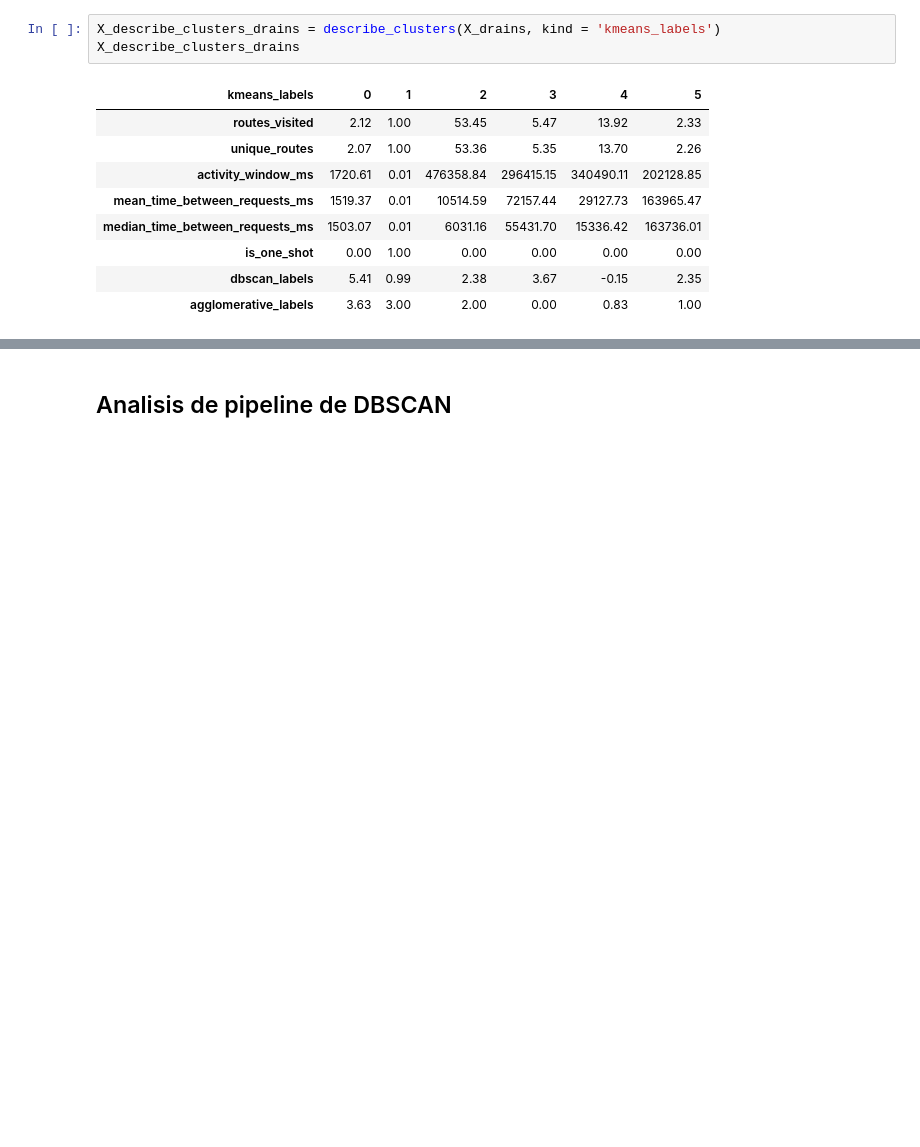
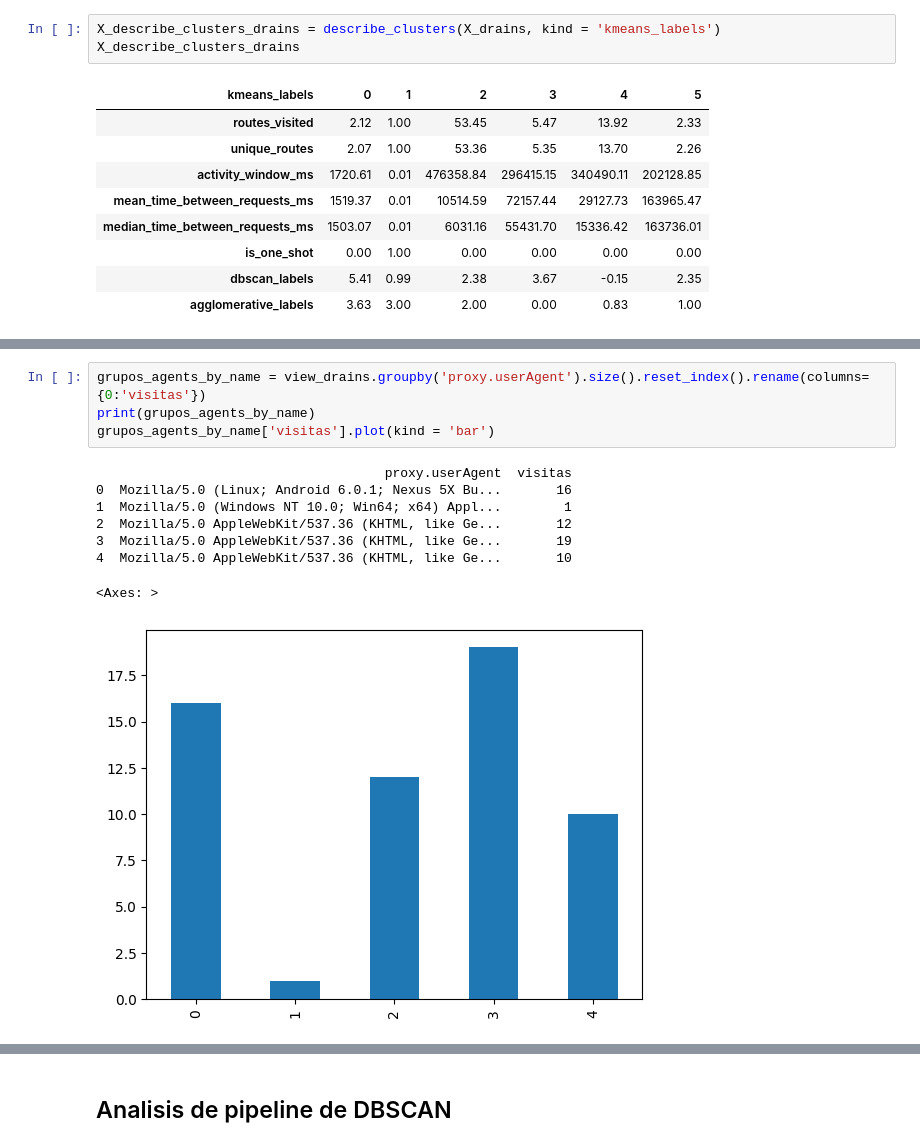
Before and after one commit to Groltjor/PIDATECDSMarcoGMAY25, a Jupyter notebook: Notebooks/05_visualization.ipynb, the cells around one changed output, grey strips where cells are left out. Saved outputs shown, nothing was run; the diff lists cells and outputs as text; blank space fills up the shorter version.

```diff
--- a/Notebooks/05_visualization.ipynb
+++ b/Notebooks/05_visualization.ipynb
@@ -102,0 +109,13 @@ view_drains.head(20)
+# %%
+grupos_agents_by_name = view_drains.groupby('proxy.userAgent').size().reset_index().rename(columns={0:'visitas'})
+print(grupos_agents_by_name)
+grupos_agents_by_name['visitas'].plot(kind = 'bar')
+# %% [output]
+                                     proxy.userAgent  visitas
+0  Mozilla/5.0 (Linux; Android 6.0.1; Nexus 5X Bu...       16
+1  Mozilla/5.0 (Windows NT 10.0; Win64; x64) Appl...        1
+2  Mozilla/5.0 AppleWebKit/537.36 (KHTML, like Ge...       12
+3  Mozilla/5.0 AppleWebKit/537.36 (KHTML, like Ge...       19
+4  Mozilla/5.0 AppleWebKit/537.36 (KHTML, like Ge...       10
+<Axes: >
+[figure, added]
```
Also changed, not shown: parts of 3 cells of this notebook.
